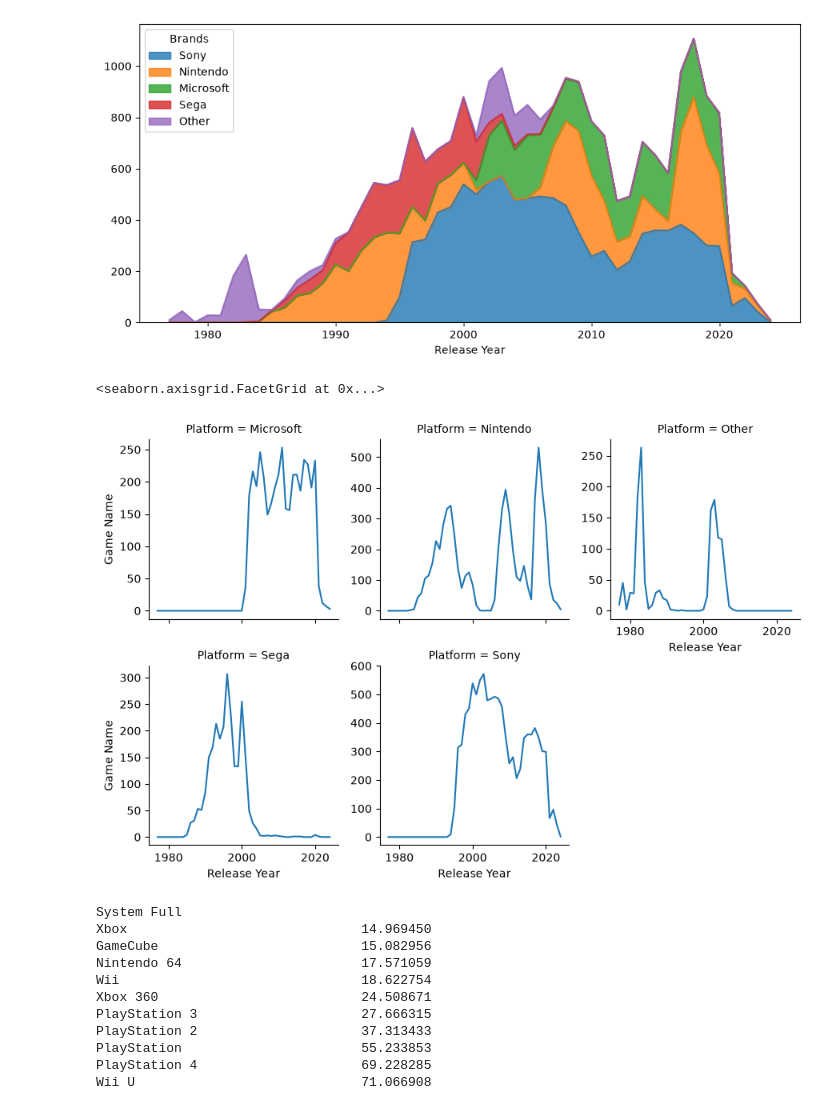
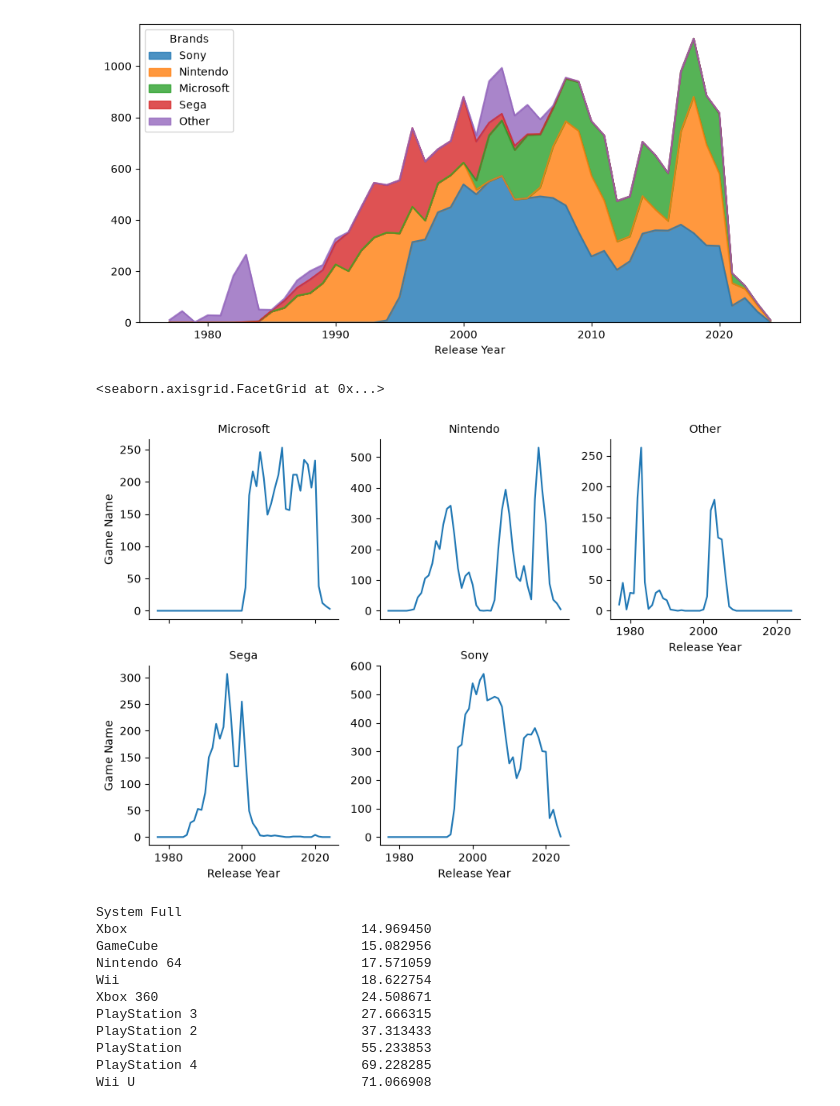
Before and after one commit to ahmadbinsohail/Handling_CSV, a Jupyter notebook: platform_wars_dashboard/main.ipynb, the cells around one changed output. Cells and saved outputs as stored; diff of their text form; code cells hidden in the pictures.

```diff
--- a/platform_wars_dashboard/main.ipynb
+++ b/platform_wars_dashboard/main.ipynb
@@ -100,11 +100,12 @@ table[top].plot.area(figsize=(11,5),alpha=(0.8))
 # %%
 # Separate Graphs
 new = table.reset_index().melt(id_vars="Release Year",var_name="Platform",value_name="Game Name")
 g = sb.FacetGrid(new , col="Platform",col_wrap=3,height=3,sharey=False)
 g.map_dataframe(sb.lineplot,x="Release Year",y="Game Name")
+g.set_titles("{col_name}")
 # %% [output]
 <seaborn.axisgrid.FacetGrid at 0x...>
-[figure, old version]
+[figure, new version]
 # %%
 (df.groupby("System Full")["Units(m)"].apply(lambda s:s.isna().mean()*100)).sort_values()
 # %% [output]
```
